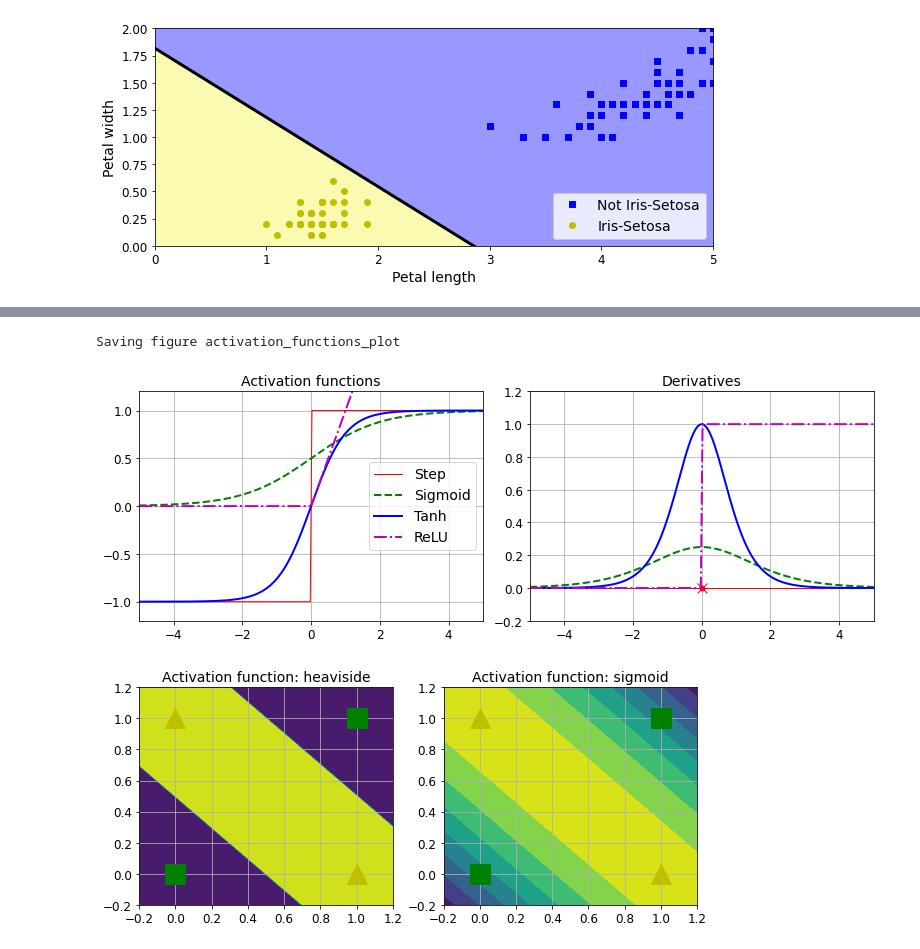
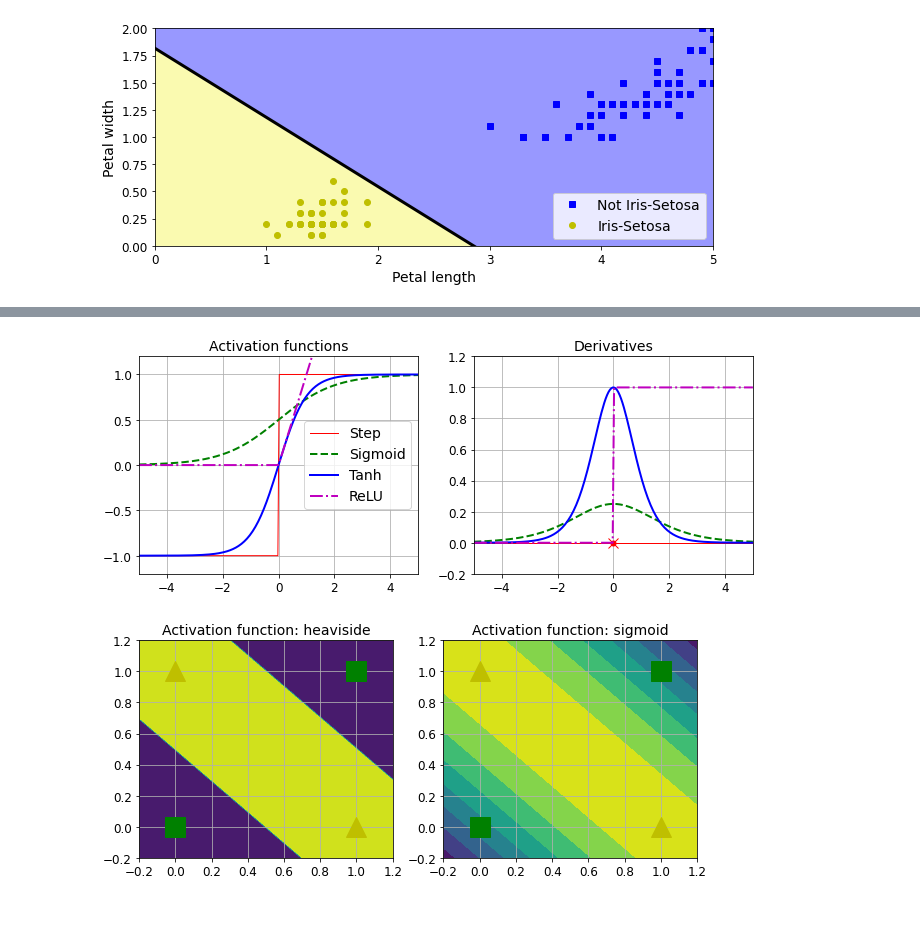
Before and after one commit to jtao/AdvancedML, a Jupyter notebook: Deep_Learning_methods.ipynb, the cells around one changed output, grey strips where cells are left out. Drawn from its saved outputs; the diff is of its cells as text; code cells hidden in the pictures; blank space fills up the shorter version.

```diff
--- a/Deep_Learning_methods.ipynb
+++ b/Deep_Learning_methods.ipynb
@@ -91,36 +85,32 @@ def derivative(f, z, eps=0.000001):
     return (f(z + eps) - f(z - eps))/(2 * eps)
 # %%
 z = np.linspace(-5, 5, 200)
-
 plt.figure(figsize=(11,4))
 
 plt.subplot(121)
 plt.plot(z, np.sign(z), "r-", linewidth=1, label="Step")
 plt.plot(z, sigmoid(z), "g--", linewidth=2, label="Sigmoid")
 plt.plot(z, np.tanh(z), "b-", linewidth=2, label="Tanh")
 plt.plot(z, relu(z), "m-.", linewidth=2, label="ReLU")
 plt.grid(True)
 plt.legend(loc="center right", fontsize=14)
 plt.title("Activation functions", fontsize=14)
 plt.axis([-5, 5, -1.2, 1.2])
 
 plt.subplot(122)
 plt.plot(z, derivative(np.sign, z), "r-", linewidth=1, label="Step")
 plt.plot(0, 0, "ro", markersize=5)
 plt.plot(0, 0, "rx", markersize=10)
 plt.plot(z, derivative(sigmoid, z), "g--", linewidth=2, label="Sigmoid")
 plt.plot(z, derivative(np.tanh, z), "b-", linewidth=2, label="Tanh")
 plt.plot(z, derivative(relu, z), "m-.", linewidth=2, label="ReLU")
 plt.grid(True)
 #plt.legend(loc="center right", fontsize=14)
 plt.title("Derivatives", fontsize=14)
 plt.axis([-5, 5, -0.2, 1.2])
-
-save_fig("activation_functions_plot")
 plt.show()
 # %% [output]
-Saving figure activation_functions_plot
-[figure, old version]
+[figure, new version]
 # %%
 def heaviside(z):
     return (z >= 0).astype(z.dtype)
```
Also changed, not shown: parts of 109 cells of this notebook.
